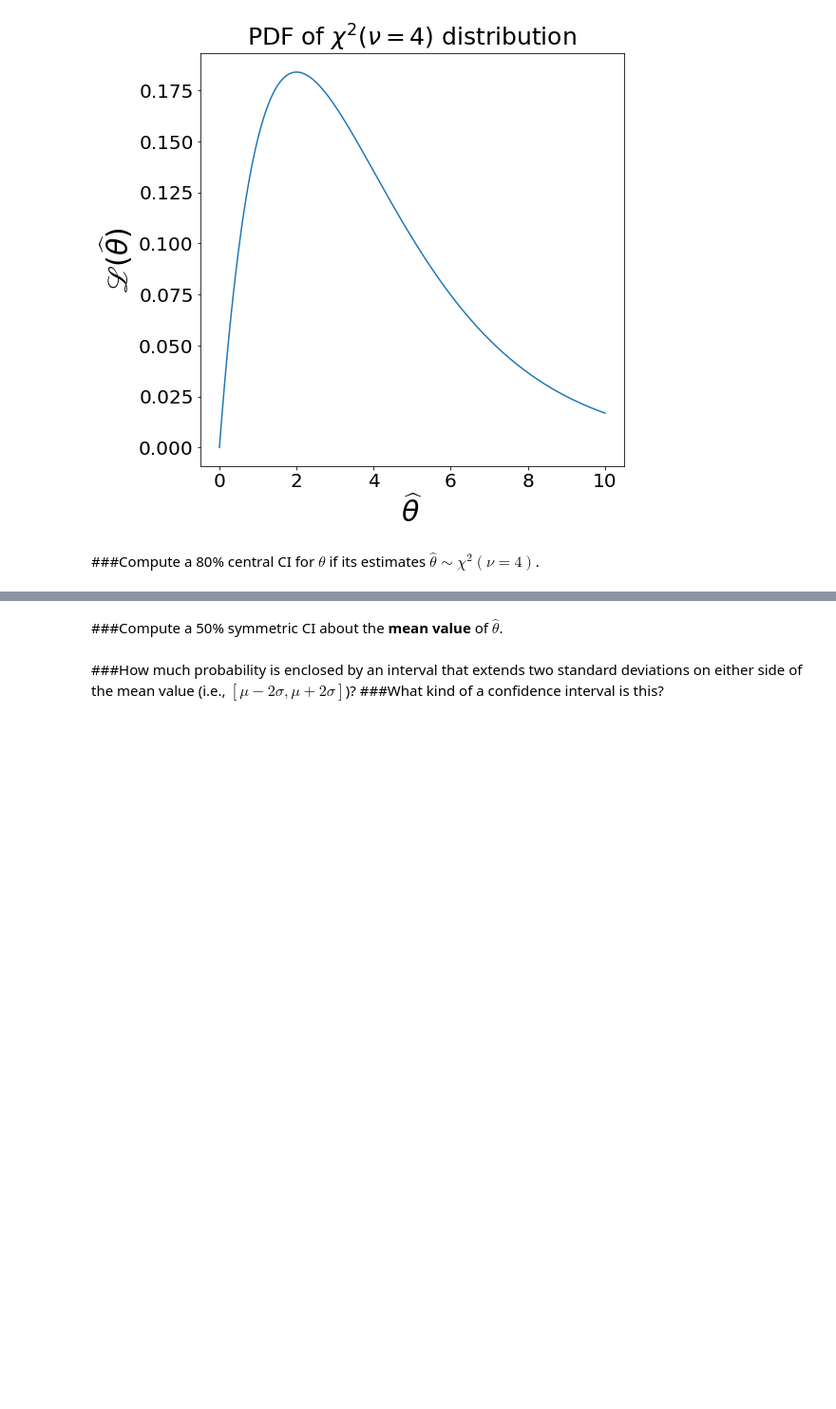
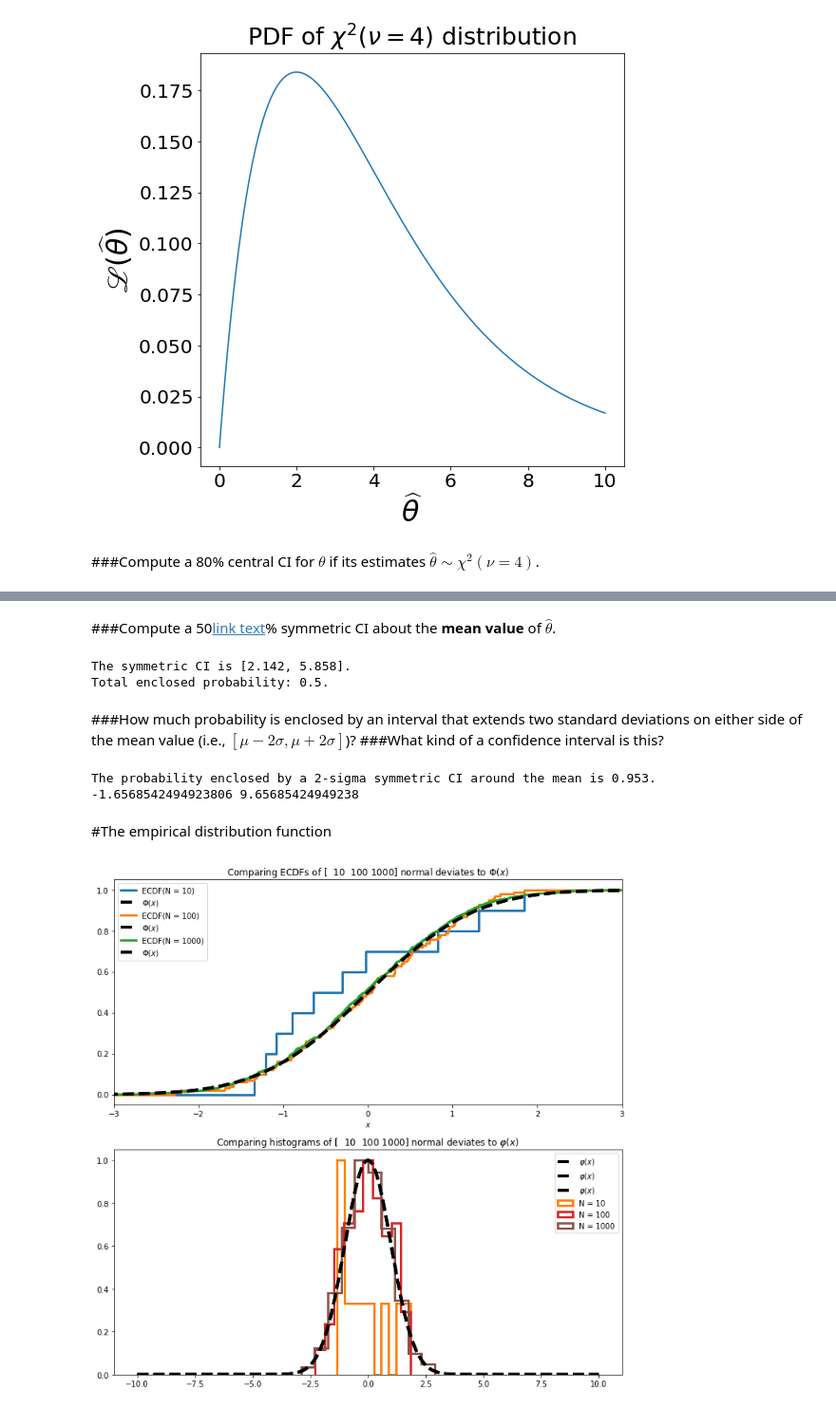
Before and after one commit to sundarjhu/Astrostatistics2021, a Jupyter notebook: Astrostatistics_Lecture11_20210520.ipynb, the cells around one changed output, grey strips where cells are left out. Shown: that part at 95% size. Saved outputs shown, nothing was run; the diff lists cells and outputs as text; code cells hidden in the pictures; blank space fills up the shorter version.

```diff
--- a/Astrostatistics_Lecture11_20210520.ipynb
+++ b/Astrostatistics_Lecture11_20210520.ipynb
@@ -24,5 +33,68 @@ _ = plt.title(r'PDF of $\chi^2(\nu=4)$ distribution', fontsize = 25)
 # %% [markdown]
-###Compute a 50% symmetric CI about the **mean value** of $\widehat{\theta}$.
+###Compute a 50[link text](https://)% symmetric CI about the **mean value** of $\widehat{\theta}$.
+# %%
+#Symmetric CI
+alpha = 0.5 #excluded probability (significance)
+mu = chi2.mean(df = df)
+x = np.linspace(0, mu, 1000)
+encl_prob = np.array([chi2.cdf(mu + xx, df = df) - chi2.cdf(mu - xx, df = df) for xx in x])
+k = np.argmin(np.abs(encl_prob - (1 - alpha)))
+print("The symmetric CI is [{}, {}].".format(np.round(mu-x[k], decimals = 3), np.round(mu+x[k], decimals = 3)))
+print("Total enclosed probability: {}.".format(np.round(encl_prob[k], decimals = 3)))
+print("\n")
+# %% [output]
+The symmetric CI is [2.142, 5.858].
+Total enclosed probability: 0.5.
 # %% [markdown]
 ###How much probability is enclosed by an interval that extends two standard deviations on either side of the mean value (i.e., $[\mu-2\sigma, \mu+2\sigma]$)?
 ###What kind of a confidence interval is this?
+# %%
+
+
+#\mu +- 2\sigma CI
+mu = chi2.mean(df = df)
+sigma = np.sqrt(chi2.var(df = df))
+encl_prob = chi2.cdf(mu + 2 * sigma, df = df) - chi2.cdf(mu - 2 * sigma, df = df)
+print("The probability enclosed by a 2-sigma symmetric CI around the mean is {}.".format(np.round(encl_prob, decimals = 3)))
+print(mu-2*sigma, mu+2*sigma)
+# %% [output]
+The probability enclosed by a 2-sigma symmetric CI around the mean is 0.953.
+-1.6568542494923806 9.65685424949238
+# %% [markdown]
+#The empirical distribution function
+# %%
+from statsmodels.distributions.empirical_distribution import ECDF
+from scipy.stats import norm
+Ndraws = np.array([10, 100, 1000])
+plt.figure(figsize = (12, 12))
+plt.subplot(2, 1, 1)
+for N in Ndraws:
+  np.random.seed(1001)
+  x = norm.rvs(size = N)
+  ecdf = ECDF(x)
+  plt.subplot(2, 1, 1)
+  xx = list(ecdf.x); yy = list(ecdf.y)
+  xx[0] = -100; xx.append(100); yy.append(1)
+  plt.step(xx, yy, where = 'post', lw = 3, label = "ECDF(N = {})".format(N))
+  plt.subplot(2, 1, 2)
+  hist, bins, patches = plt.hist(x, alpha = 0)
+  gus1, gus2, gus3 = plt.hist(x, lw = 3, histtype = "step", weights = np.ones_like(x)/np.max(hist), \
+                                     label = "N = {}".format(N))
+  #Plot CDF and ECDFs first
+  plt.subplot(2, 1, 1)
+  plt.xlabel(r"$x$")
+  plt.xlim(-3, 3)
+  xx = np.linspace(-10, 10, 1000)
+  yy1 = norm.cdf(xx)
+  plt.plot(xx, yy1, 'k--', lw = 4, label = r"$\Phi(x)$")
+  plt.title(r"Comparing ECDFs of {} normal deviates to ".format(Ndraws) + r"$\Phi(x)$")
+  plt.legend(loc = "best")
+  #Now plot histograms and PDF
+  plt.subplot(2, 1, 2)
+  plt.ylim(0, 1.05)
+  yy2 = norm.pdf(xx)
+  plt.plot(xx, yy2/np.max(yy2), 'k--', lw = 4, label = r"$\varphi(x)$")
+  plt.title(r"Comparing histograms of {} normal deviates to ".format(Ndraws) + r"$\varphi(x)$")
+  plt.legend(loc = "best")
+# %% [output]
+[figure, added]
```
Also changed, not shown: parts of 1 cell of this notebook.
